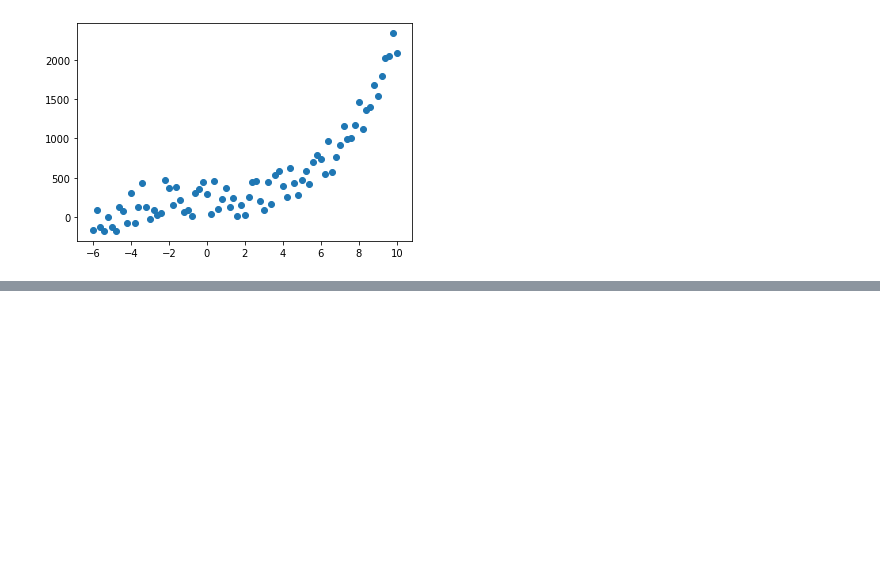
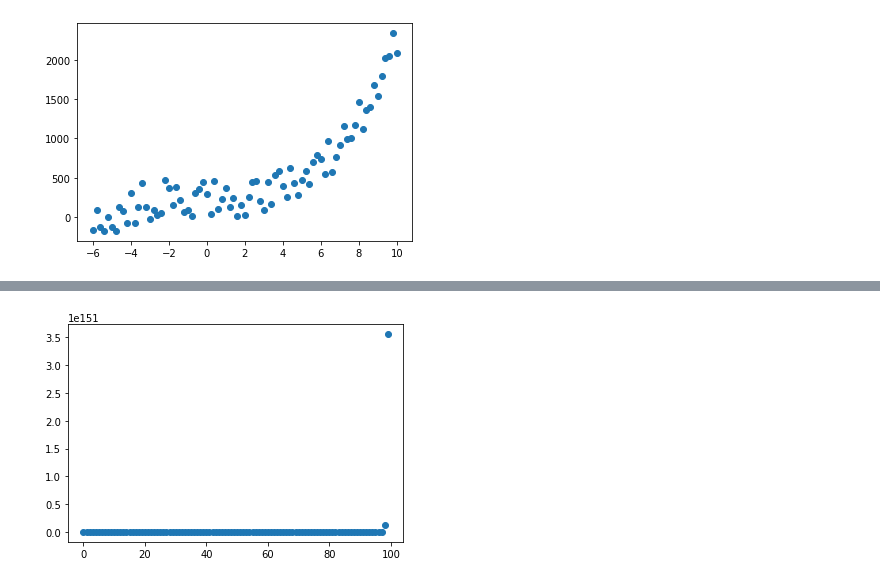
Before and after one commit to aczapata/cs_529_security_analytics, a Jupyter notebook: Homework 1/HW1P3.ipynb, the cells around one changed output, grey strips where cells are left out. Saved outputs shown, nothing was run; the diff lists cells and outputs as text; code cells hidden in the pictures; blank space fills up the shorter version.

```diff
--- a/Homework 1/HW1P3.ipynb
+++ b/Homework 1/HW1P3.ipynb
@@ -74,0 +85,91 @@ TRAIN : [[-1.70815931]
+# %%
+def gradient_descent(X, y, w, learning_rate, iterations):
+    error_history = np.zeros(iterations)
+    w_history = np.zeros((iterations,len(w)))
+    n = len(y)
+    for it in range(iterations):
+        prediction = np.dot(X,w)
+        w = w -  learning_rate * (2/n) * np.dot(X.T,(prediction - y))
+        w_history[it,:] =w.T
+        error_history[it]  = error(w,X,y)
+    return w, w_history, error_history
+# %%
+def error(w,X,y):
+    n = len(y)
+    predictions = np.dot(X,w)
+    error = (1/n) * np.sum(np.square(predictions-y))
+    return error
+# %%
+W_a = np.zeros((kf.get_n_splits(),2,1))
+W_b = np.zeros((kf.get_n_splits(),4,1))
+W_c = np.zeros((kf.get_n_splits(),6,1))
+W_d = np.zeros((kf.get_n_splits(),10,1))
+
+training_error_a = np.zeros(kf.get_n_splits())
+training_error_b = np.zeros(kf.get_n_splits())
+training_error_c = np.zeros(kf.get_n_splits())
+training_error_d = np.zeros(kf.get_n_splits())
+
+test_error_a = np.zeros(kf.get_n_splits())
+test_error_b = np.zeros(kf.get_n_splits())
+test_error_c = np.zeros(kf.get_n_splits())
+test_error_d = np.zeros(kf.get_n_splits())
+
+for k, (train_index, test_index) in enumerate(kf.split(x,y)):
+    x_train, x_test = x[train_index], x[test_index]
+    y_train, y_test = y[train_index], y[test_index]
+
+    #Standarization
+    std_scale = preprocessing.StandardScaler().fit(x_train)
+    x_train, x_test = std_scale.transform(x_train), std_scale.transform(x_test)
+
+    #Convert x_train, x_test to matrix form for each hypothesis
+    X_train_a = np.c_[np.ones((len(x_train),1)),x_train]
+    X_test_a = np.c_[np.ones((len(x_test),1)),x_test]
+
+    ft_poly3=PolynomialFeatures(degree=3)
+    X_train_b=ft_poly3.fit_transform(x_train)
+    X_test_b=ft_poly3.fit_transform(x_test)
+
+    ft_poly5=PolynomialFeatures(degree=5)
+    X_train_c=ft_poly5.fit_transform(x_train)
+    X_test_c=ft_poly5.fit_transform(x_test)
+
+    ft_poly50=PolynomialFeatures(degree=9)
+    X_train_d=ft_poly50.fit_transform(x_train)
+    X_test_d=ft_poly50.fit_transform(x_test)
+
+    #Initialize w for each hypothesis
+
+    W_a[k] = np.random.randn(2,1)
+    W_b[k] = np.random.randn(4,1)
+    W_c[k] = np.random.randn(6,1)
+    W_d[k] = np.random.randn(10,1)
+
+    #Define constants for GD function
+    lr =0.01
+    n_iter = 100
+
+    #Run GD function for each hypothesis
+    W_a[k], w_hist_a, error_a = gradient_descent(X_train_a,y_train,W_a[k],lr,n_iter)
+    W_b[k], w_hist_b, error_b = gradient_descent(X_train_b,y_train,W_b[k],lr,n_iter)
+    W_c[k], w_hist_c, error_c = gradient_descent(X_train_c,y_train,W_c[k],lr,n_iter)
+    W_d[k], w_hist_d, error_d = gradient_descent(X_train_d,y_train,W_d[k],0.001,n_iter)
+
+    ##reg = LinearRegression().fit(x_train, y_train)
+
+    ##Get training and testing error for each hypothesis
+    ##training_error_a[k] = error(W_a[k], X_train_a, y_train)
+    ##training_error_b[k] = error(W_b[k], X_train_b, y_train)
+    training_error_c[k] = error(W_c[k], X_train_c, y_train)
+    ##training_error_d[k] = error(W_d[k], X_train_d, y_train)
+
+    ##test_error_a[k] = error(W_a[k], X_test_a, y_test)
+    ##test_error_b[k] = error(W_b[k], X_test_b, y_test)
+    test_error_c[k] = error(W_c[k], X_test_c, y_test)
+    ##test_error_d[k] = error(W_d[k], X_test_d, y_test)
+
+    plt.scatter(range(n_iter),error_d)
+    plt.show()
+# %% [output]
+[figure, added]
```
Also changed, not shown: parts of 10 cells of this notebook.
